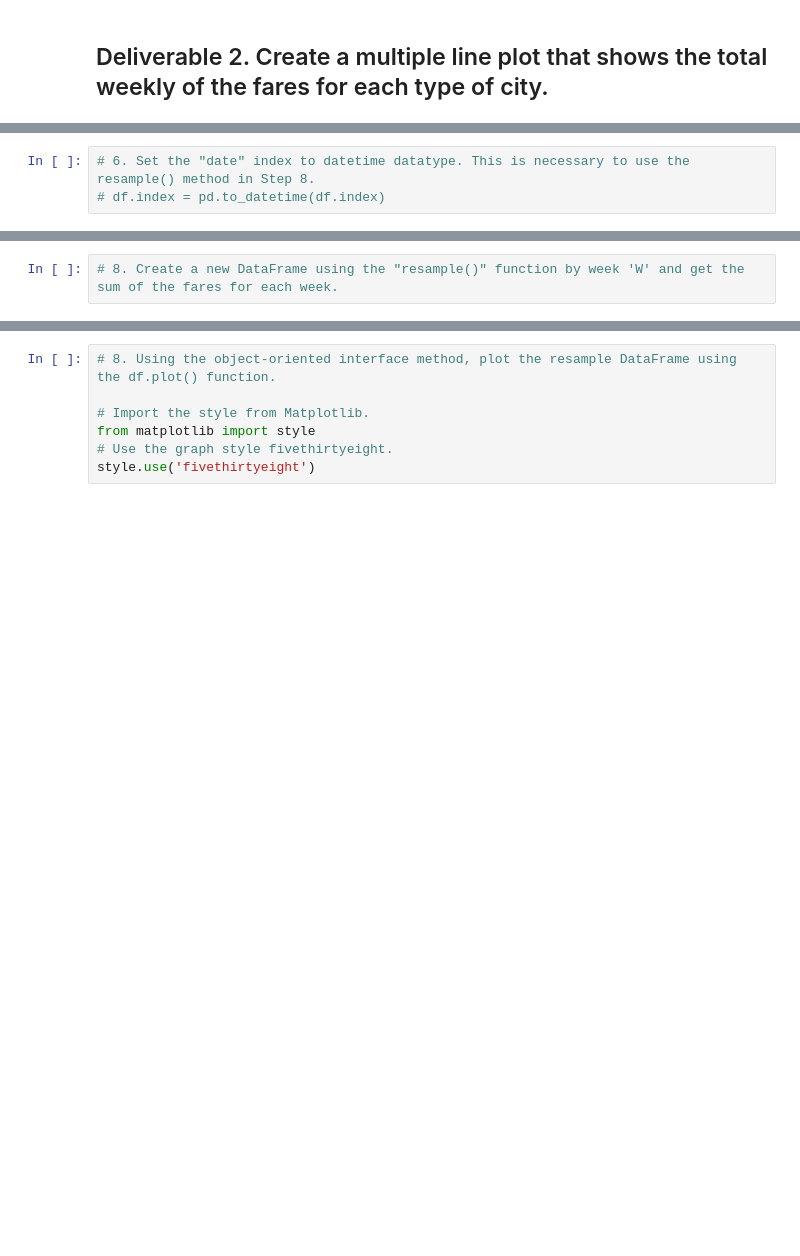
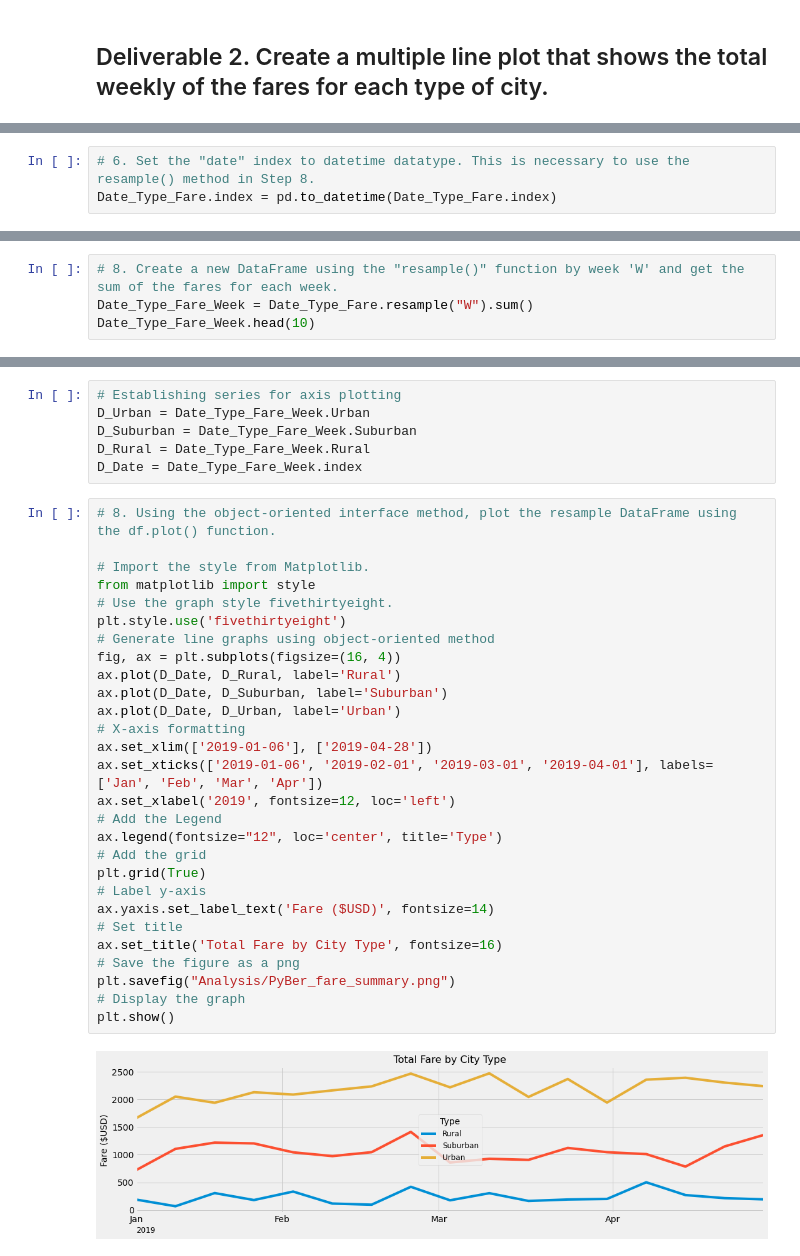
Before and after one commit to stovepipe/PyBer_Analysis, a Jupyter notebook: PyBer_Challenge.ipynb, the cells around one changed output, grey strips where cells are left out. Saved outputs shown, nothing was run; the diff lists cells and outputs as text; blank space fills up the shorter version.

```diff
--- a/PyBer_Challenge.ipynb
+++ b/PyBer_Challenge.ipynb
@@ -156,5 +161,5 @@ SyntaxError: invalid syntax (4049907166.py, line 2)
 # %%
 # 6. Set the "date" index to datetime datatype. This is necessary to use the resample() method in Step 8.
-# df.index = pd.to_datetime(df.index)
+Date_Type_Fare.index = pd.to_datetime(Date_Type_Fare.index)
 # %%
 # 7. Check that the datatype for the index is datetime using df.info()
@@ -161,2 +178,4 @@ SyntaxError: invalid syntax (4049907166.py, line 2)
 # %%
 # 8. Create a new DataFrame using the "resample()" function by week 'W' and get the sum of the fares for each week.
+Date_Type_Fare_Week = Date_Type_Fare.resample("W").sum()
+Date_Type_Fare_Week.head(10)
@@ -163,7 +195,36 @@ SyntaxError: invalid syntax (4049907166.py, line 2)
-# %%
-# 8. Using the object-oriented interface method, plot the resample DataFrame using the df.plot() function.
-
-# Import the style from Matplotlib.
-from matplotlib import style
-# Use the graph style fivethirtyeight.
-style.use('fivethirtyeight')
+# %%
+# Establishing series for axis plotting
+D_Urban = Date_Type_Fare_Week.Urban
+D_Suburban = Date_Type_Fare_Week.Suburban
+D_Rural = Date_Type_Fare_Week.Rural
+D_Date = Date_Type_Fare_Week.index
+# %%
+# 8. Using the object-oriented interface method, plot the resample DataFrame using the df.plot() function.
+
+# Import the style from Matplotlib.
+from matplotlib import style
+# Use the graph style fivethirtyeight.
+plt.style.use('fivethirtyeight')
+# Generate line graphs using object-oriented method
+fig, ax = plt.subplots(figsize=(16, 4))
+ax.plot(D_Date, D_Rural, label='Rural')
+ax.plot(D_Date, D_Suburban, label='Suburban')
+ax.plot(D_Date, D_Urban, label='Urban')
+# X-axis formatting
+ax.set_xlim(['2019-01-06'], ['2019-04-28'])
+ax.set_xticks(['2019-01-06', '2019-02-01', '2019-03-01', '2019-04-01'], labels=['Jan', 'Feb', 'Mar', 'Apr'])
+ax.set_xlabel('2019', fontsize=12, loc='left')
+# Add the Legend
+ax.legend(fontsize="12", loc='center', title='Type')
+# Add the grid
+plt.grid(True)
+# Label y-axis
+ax.yaxis.set_label_text('Fare ($USD)', fontsize=14)
+# Set title
+ax.set_title('Total Fare by City Type', fontsize=16)
+# Save the figure as a png
+plt.savefig("Analysis/PyBer_fare_summary.png")
+# Display the graph
+plt.show()
+# %% [output]
+[figure, added]
```
Also changed, not shown: parts of 10 cells of this notebook, 1 other file.
